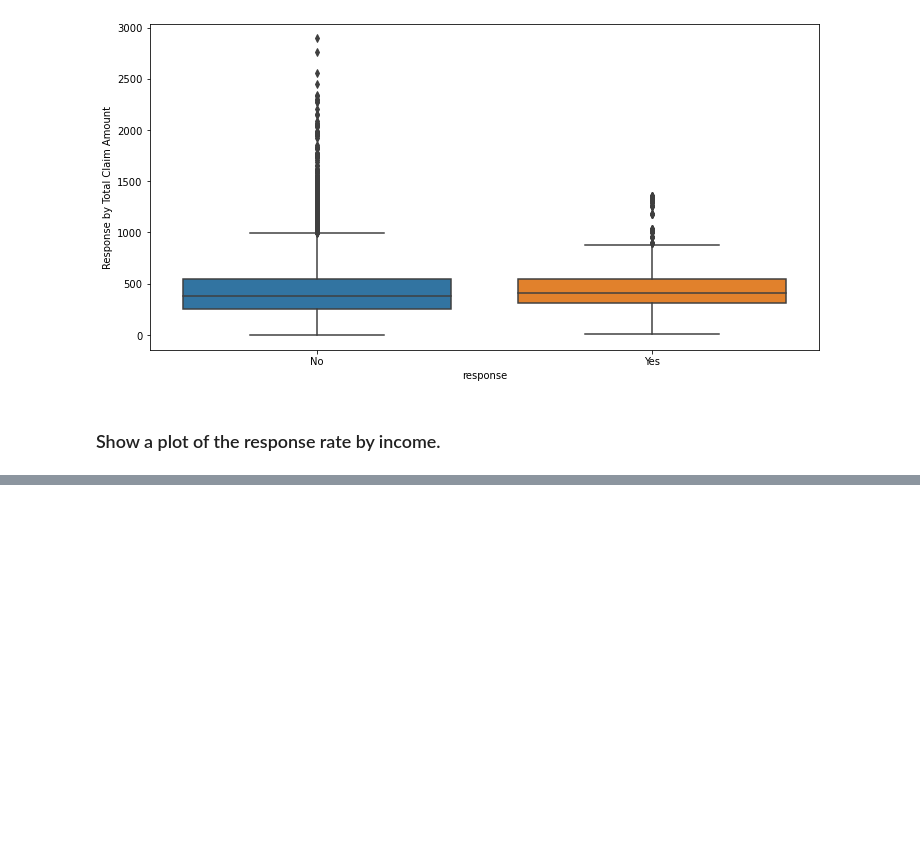
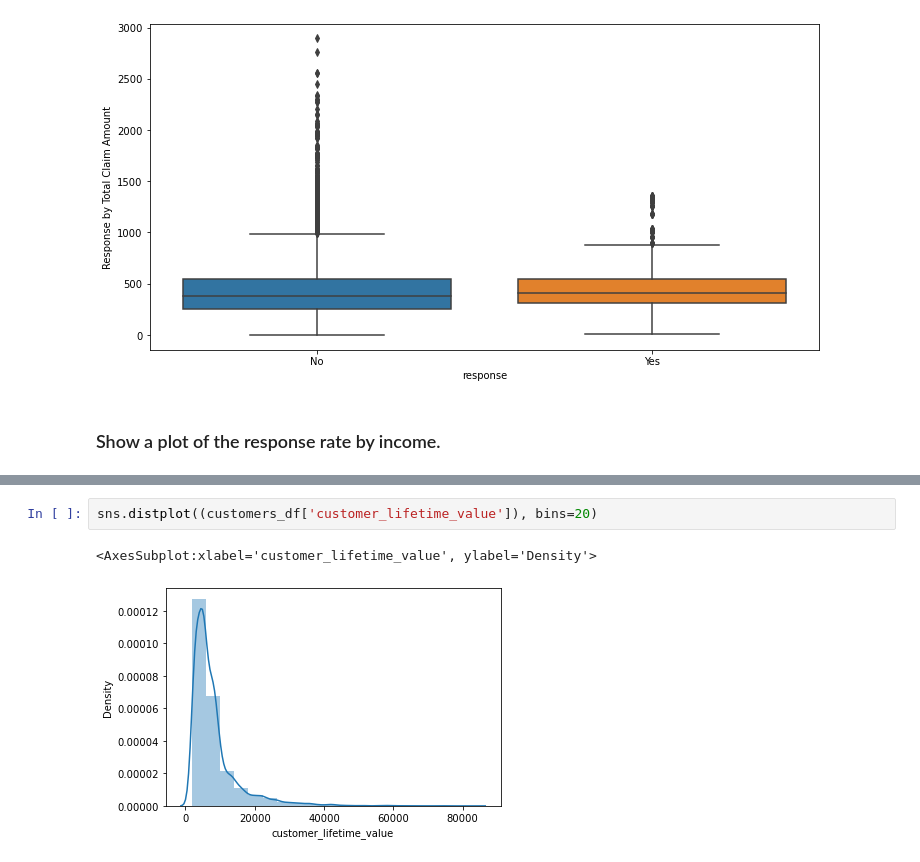
Before and after one commit to AdnStart/Bootcamp_Labs_solutions, a Jupyter notebook: Labs_Solutions/Pandas/Lab_Customer_Analysis_Case_Study.ipynb, the cells around one changed output, grey strips where cells are left out. Saved outputs shown, nothing was run; the diff lists cells and outputs as text; blank space fills up the shorter version.

```diff
--- a/Labs_Solutions/Pandas/Lab_Customer_Analysis_Case_Study.ipynb
+++ b/Labs_Solutions/Pandas/Lab_Customer_Analysis_Case_Study.ipynb
@@ -83,0 +120,5 @@ plt.show()
+# %%
+sns.distplot((customers_df['customer_lifetime_value']), bins=20)
+# %% [output]
+<AxesSubplot:xlabel='customer_lifetime_value', ylabel='Density'>
+[figure, added]
```
Also changed, not shown: parts of 23 cells of this notebook.
